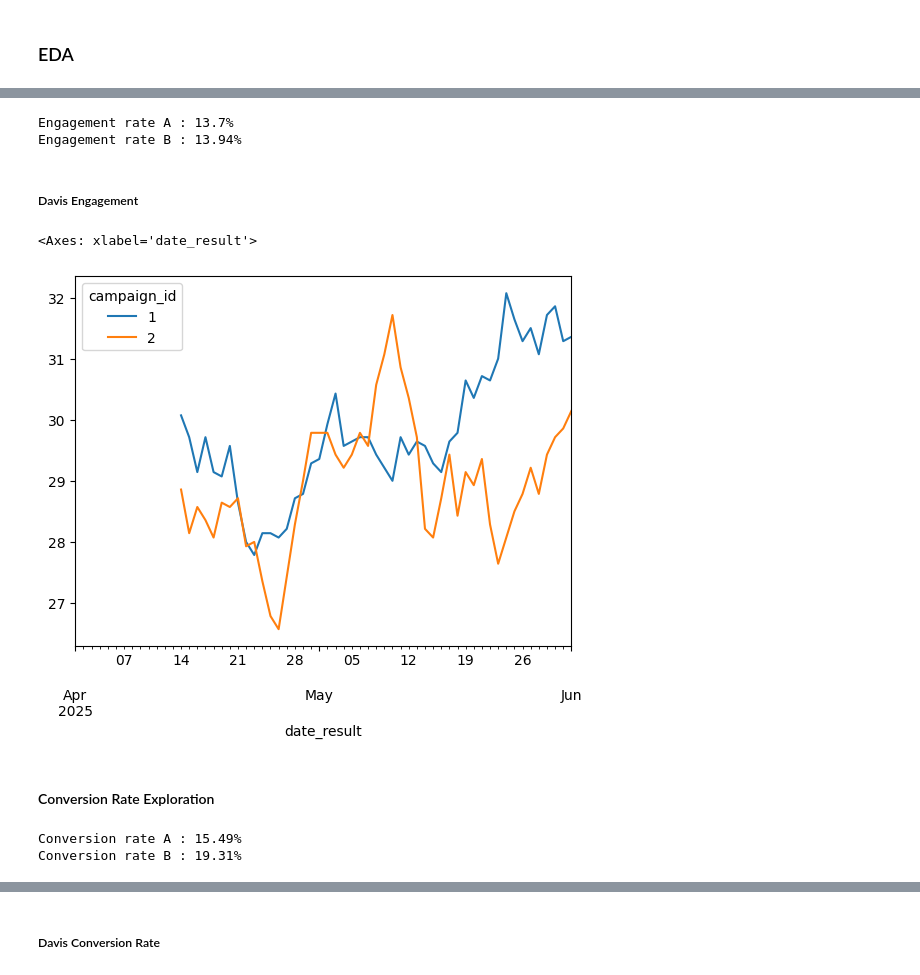
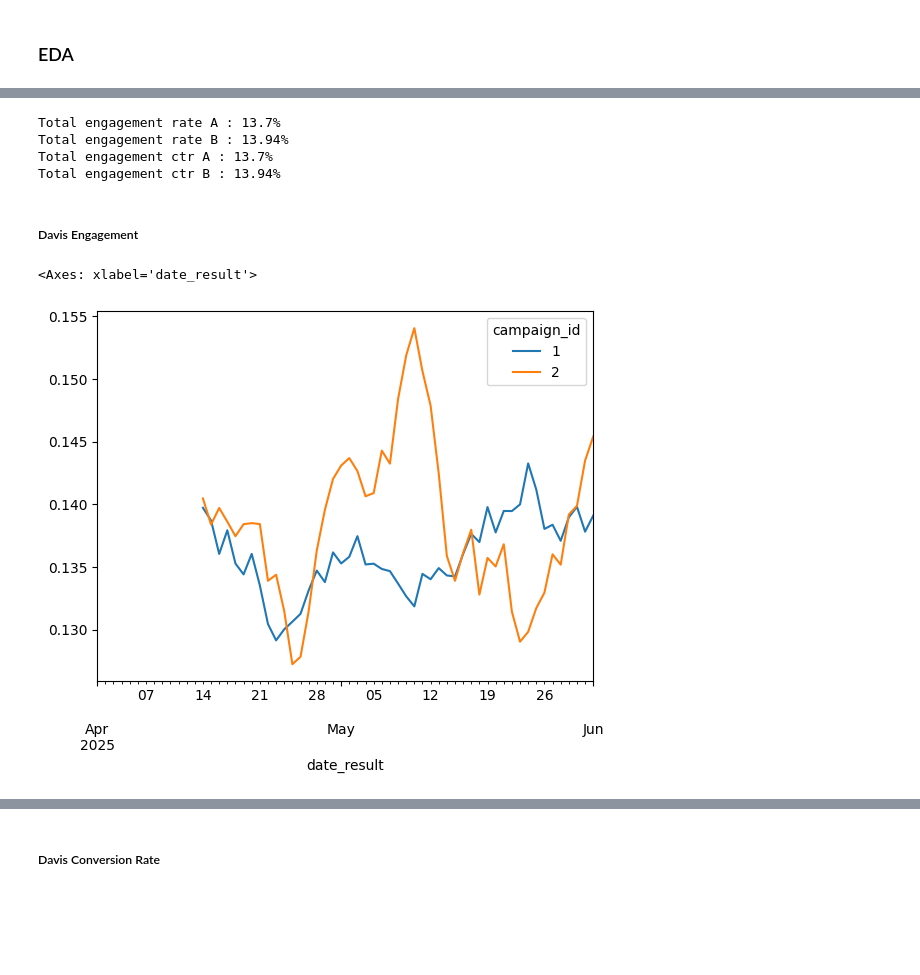
Before and after one commit to vandevee3/MarketingAnalysis, a Jupyter notebook: source/main.ipynb, the cells around one changed output, grey strips where cells are left out. Drawn from its saved outputs; the diff is of its cells as text; code cells hidden in the pictures; blank space fills up the shorter version.

```diff
--- a/source/main.ipynb
+++ b/source/main.ipynb
@@ -502,31 +509,29 @@ campaign_counter = 0
 # %%
 engagement_rate_a, engagement_rate_b = calculate_engagement_rate(main_df)
+ctr_a, ctr_b = calculate_ctr(main_df)
 
-print(f"Engagement rate A : {round(engagement_rate_a * 100, 2)}%")
-print(f"Engagement rate B : {round(engagement_rate_b * 100, 2)}%")
+print(f"Total engagement rate A : {round(engagement_rate_a * 100, 2)}%")
+print(f"Total engagement rate B : {round(engagement_rate_b * 100, 2)}%")
+print(f"Total engagement ctr A : {round(ctr_a * 100, 2)}%")
+print(f"Total engagement ctr B : {round(ctr_b * 100, 2)}%")
 # %% [output]
-Engagement rate A : 13.7%
-Engagement rate B : 13.94%
+Total engagement rate A : 13.7%
+Total engagement rate B : 13.94%
+Total engagement ctr A : 13.7%
+Total engagement ctr B : 13.94%
 # %% [markdown]
 ##### Davis Engagement
-# %%
-daily_counts_engagement = main_df.copy()
-daily_counts_engagement['month'] = daily_counts_engagement['date_result'].dt.month
-
-daily_counts_engagement = main_df.groupby(['date_result', 'campaign_id'])['is_click'].sum().reset_index()
-
-daily_counts_engagement = pd.pivot(daily_counts_engagement, index= 'date_result', columns= 'campaign_id', values= 'is_click')
-daily_counts_engagement.rolling(window= 14).mean().plot.line()
-# %% [output]
-<Axes: xlabel='date_result'>
-[figure, removed]
-# %% [markdown]
-#### Conversion Rate Exploration
-# %%
-conversion_rate_a, conversion_rate_b = calculate_conversion_rate(main_df)
-
-print(f"Conversion rate A : {round(conversion_rate_a * 100, 2)}%")
-print(f"Conversion rate B : {round(conversion_rate_b * 100, 2)}%")
-# %% [output]
-Conversion rate A : 15.49%
-Conversion rate B : 19.31%
+# %%
+daily_counts_eng = main_df.copy()
+daily_counts_eng = daily_counts_eng.groupby(['date_result', 'campaign_id']).agg({'user_id' : 'count', 'is_click' : 'sum'}).reset_index()
+daily_counts_eng = pd.pivot(daily_counts_eng, index= 'date_result', columns= 'campaign_id', values=['user_id', 'is_click'])
+daily_counts_eng = daily_counts_eng.rolling(window= 14).mean()
+
+# daily_counts_engg = daily_counts_engg.reset_index()
+daily_counts_eng[('engagement_rate', 1)] = daily_counts_eng[('is_click', 1)] / daily_counts_eng[('user_id', 1)]
+daily_counts_eng[('engagement_rate', 2)] = daily_counts_eng[('is_click', 2)] / daily_counts_eng[('user_id', 2)]
+
+daily_counts_eng['engagement_rate'].plot.line()
+# %% [output]
+<Axes: xlabel='date_result'>
+[figure, added]
```
Also changed, not shown: parts of 46 cells of this notebook.
